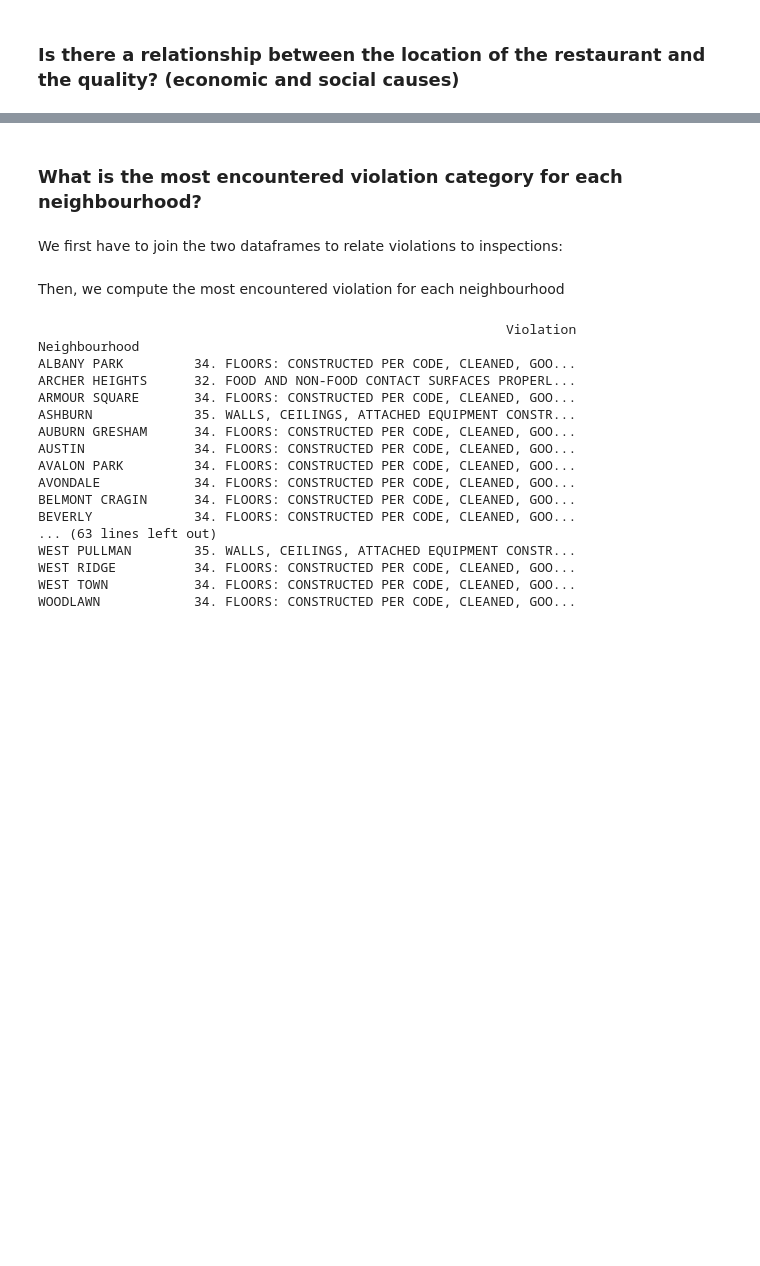
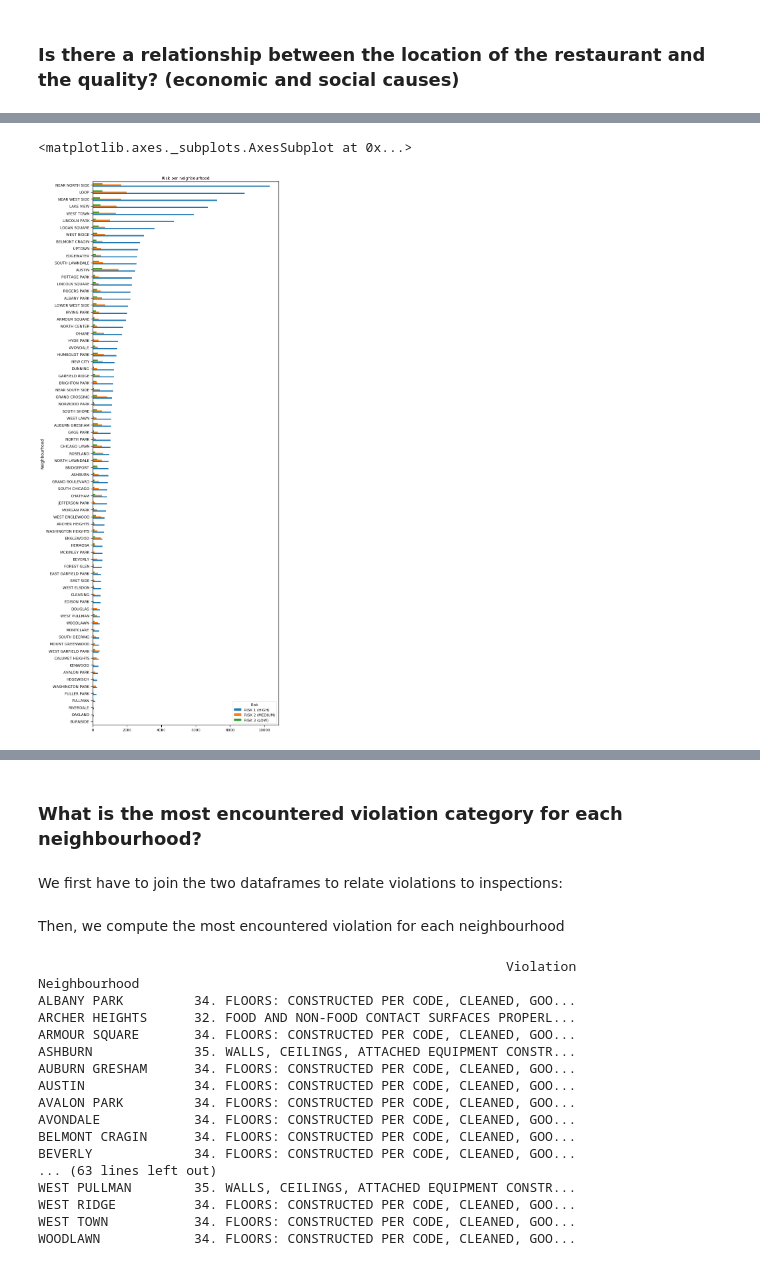
Before and after one commit to Gondolav/ADA-project, a Jupyter notebook: notebook.ipynb, the cells around one changed output, grey strips where cells are left out. Saved outputs shown, nothing was run; the diff lists cells and outputs as text; code cells hidden in the pictures; blank space fills up the shorter version.

```diff
--- a/notebook.ipynb
+++ b/notebook.ipynb
@@ -1010,0 +1092,5 @@ risks_per_hood
+# %%
+risks_per_hood.plot.barh(figsize=(10, 30), title='Risk per neighbourhood')
+# %% [output]
+<matplotlib.axes._subplots.AxesSubplot at 0x...>
+[figure, added]
```
Also changed, not shown: parts of 20 cells of this notebook.
